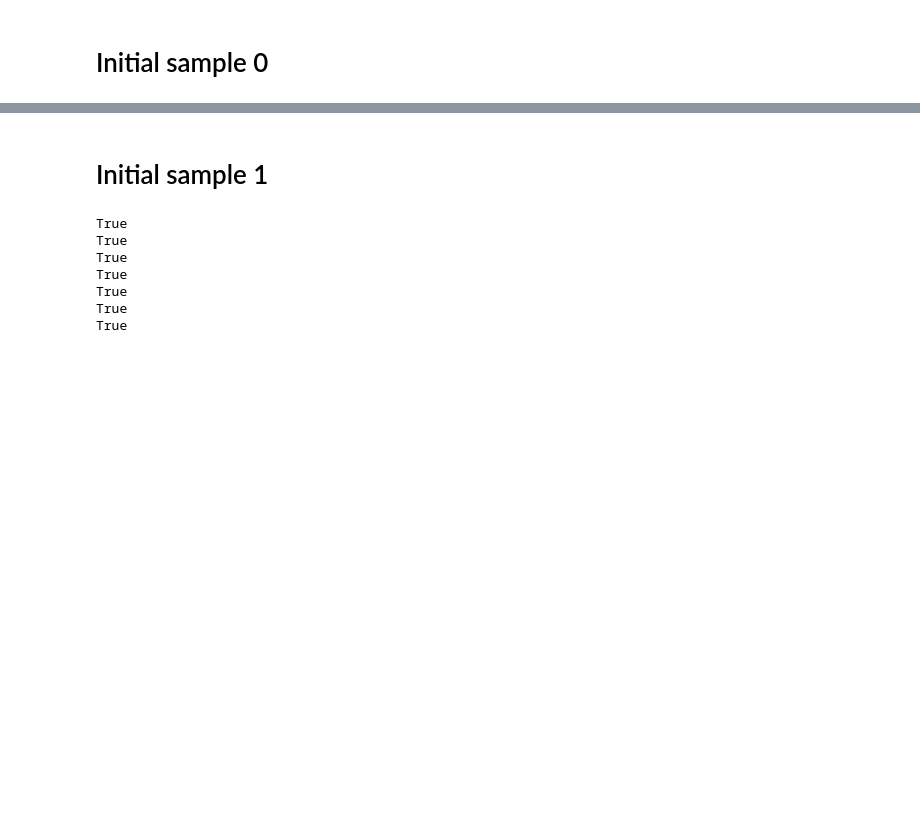
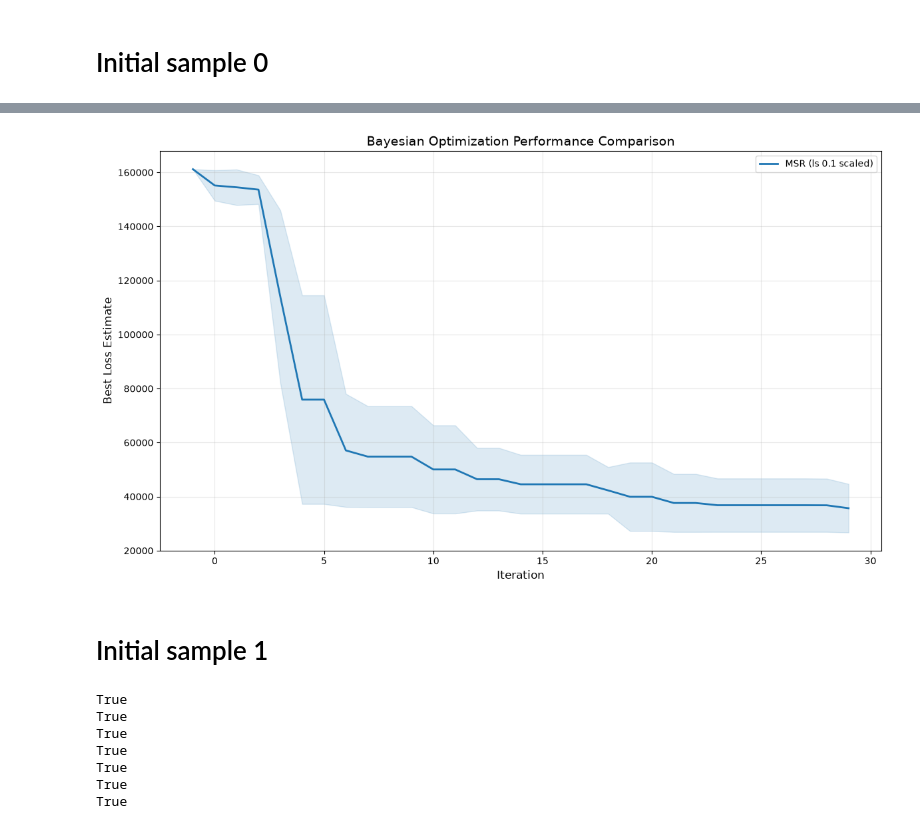
Before and after one commit to soheil-housni/Bayesian-Optimization-for-Traffic-Signal-Green-Time-Calibration, a Jupyter notebook: plots.ipynb, the cells around one changed output, grey strips where cells are left out. Drawn from its saved outputs; the diff is of its cells as text; code cells hidden in the pictures; blank space fills up the shorter version.

```diff
--- a/plots.ipynb
+++ b/plots.ipynb
@@ -126,0 +127,82 @@ True
+# %%
+
+versions=[
+          "MSR (ls 0.1 scaled)",
+          ]
+
+paths=[
+
+    "./BO_output/final_archives/BO_df_MSR_ls_0.1scaled",
+
+]
+
+colors = [
+    "#1f77b4",  # VANILLA (ls 0.1) - blue
+    "#ff7f0e",  # VANILLA (ls 0.6931) - orange
+    "#2ca02c",  # VANILLA (ls 0.1 scaled) - green
+    "#d62728",  # MSR (ls 0.1 scaled) - red
+    "#9467bd",  # TURBO (ls 0.1) - purple
+    "black",  # TURBO (ls 0.6931) - brown
+    "#e377c2",  # TURBO (ls 0.1 scaled) - pink
+]
+
+
+def gp_plot(version, path, color):
+    best_df_all = None
+    bo_df_list=[]
+    for rs in range(3):
+        if "turbo" not in version.lower():
+            bo_df = pd.read_csv(f"{path}_is0_restart{rs}.csv")
+        else:
+            bo_df = pd.read_csv(f"{path}_is0_rs_{rs}_training.csv")
+
+        bo_df_list.append(bo_df[:15])
+
+        best_bo_df = bo_df.groupby("iter")["loss_estimate"].min().reset_index()
+        best_bo_df["min_loss_estimate"] = best_bo_df["loss_estimate"].cummin()
+
+        if best_df_all is None:
+            best_df_all = best_bo_df
+        else:
+            best_df_all = pd.concat([best_df_all, best_bo_df], axis=0, ignore_index=True)
+
+    best_df_all = best_df_all.groupby("iter").agg(
+        {"min_loss_estimate": ["mean", "std"]}
+    ).reset_index()
+
+    best_df_all = best_df_all.droplevel(0, axis=1).rename(
+        columns={"":"iter","mean": "min_loss_mean", "std": "min_loss_std"}
+    )
+
+    print(all(df.equals(bo_df_list[0]) for df in bo_df_list))
+
+    plt.plot(
+        best_df_all["iter"],
+        (best_df_all["min_loss_mean"]),
+        color=color,
+        label=version,
+        linewidth=2
+    )
+
+    plt.fill_between(
+        best_df_all["iter"],
+        (best_df_all["min_loss_mean"] - best_df_all["min_loss_std"]),
+        (best_df_all["min_loss_mean"] + best_df_all["min_loss_std"]),
+        color=color,
+        alpha=0.15
+    )
+
+
+plt.figure(figsize=(12, 7))
+
+for version, path, color in zip(versions, paths, colors):
+    gp_plot(version, path, color)
+
+plt.xlabel("Iteration", fontsize=12)
+plt.ylabel("Best Loss Estimate", fontsize=12)
+plt.title("Bayesian Optimization Performance Comparison", fontsize=14)
+plt.legend(fontsize=10)
+plt.grid(alpha=0.3)
+plt.tight_layout()
+plt.show()
+# %% [output]
@@ -127,3 +210,4 @@ True
+[figure, added]
 # %% [markdown]
 # Initial sample 1
 # %%
```
Also changed, not shown: parts of 4 cells of this notebook, 11 other files.
